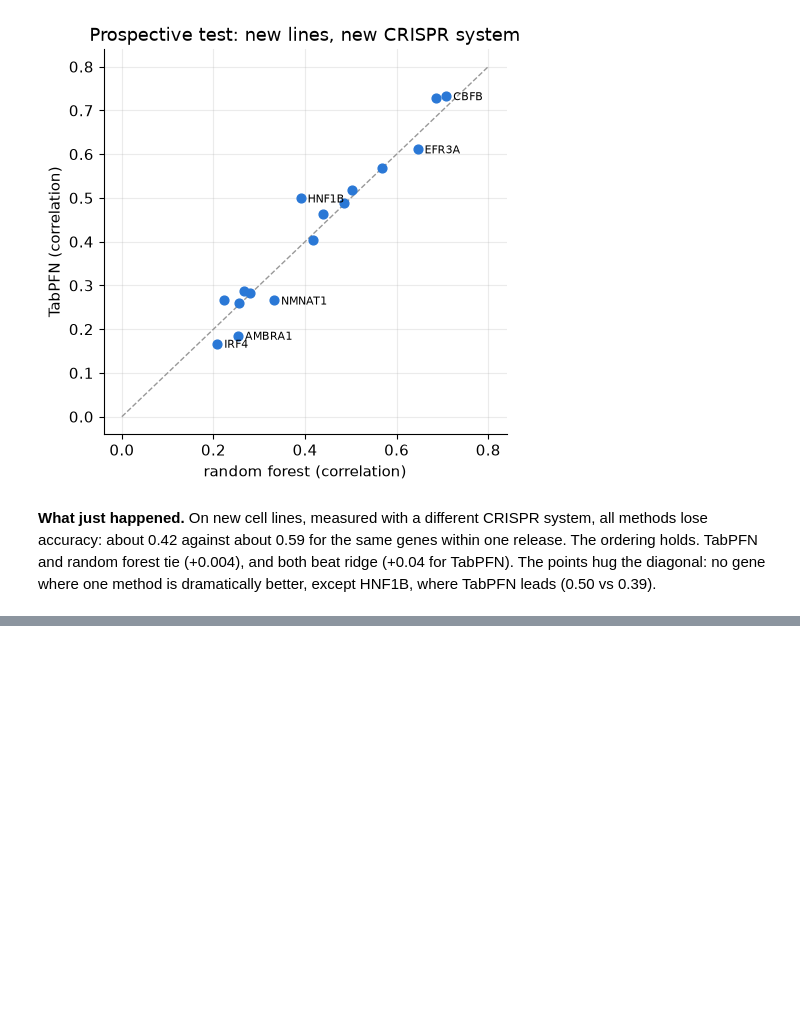
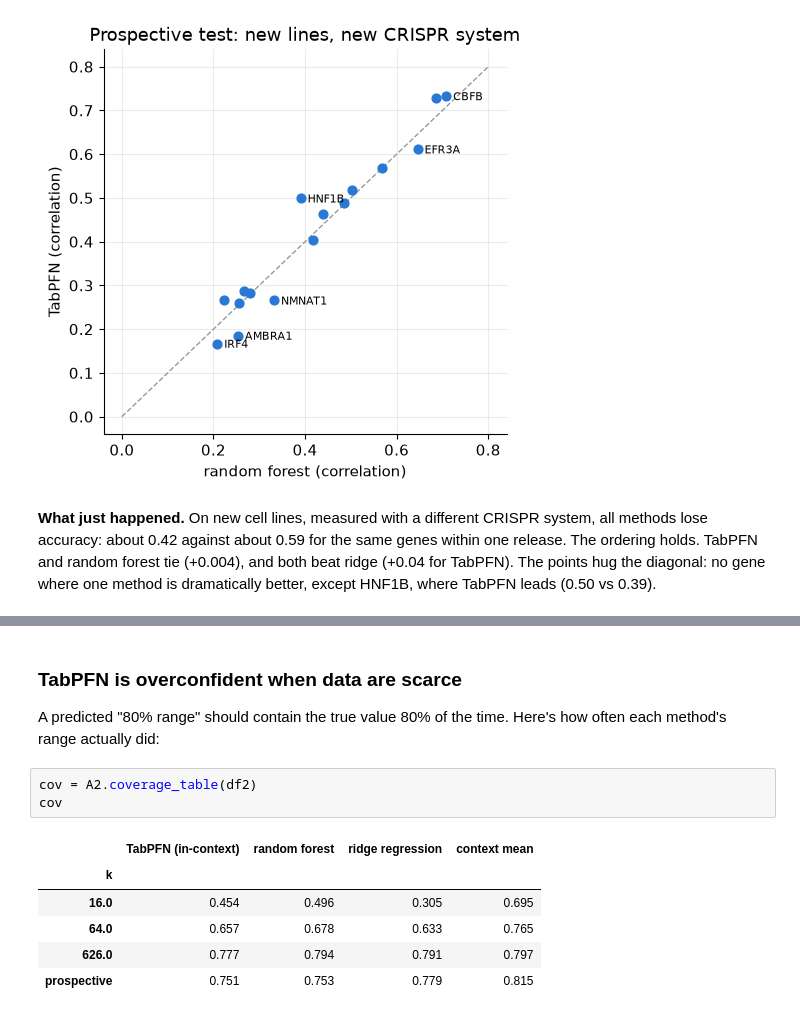
Before and after one commit to nathanmaulding/tutorial-projects, a Jupyter notebook: in-context-learning/03_icl_for_biology_tabpfn.ipynb, the cells around one changed output, grey strips where cells are left out. Drawn from its saved outputs; the diff is of its cells as text; blank space fills up the shorter version.

```diff
--- a/in-context-learning/03_icl_for_biology_tabpfn.ipynb
+++ b/in-context-learning/03_icl_for_biology_tabpfn.ipynb
@@ -281,0 +305,14 @@ python -m icl_bio.study prospective  # needs the DepMap 26Q3 files
+# %% [markdown]
+### TabPFN is overconfident when data are scarce
+
+A predicted "80% range" should contain the true value 80% of the time. Here's how often each method's range actually did:
+# %%
+cov = A2.coverage_table(df2)
+cov
+# %% [output]
+|  | TabPFN (in-context) | random forest | ridge regression | context mean |
+| k |  |  |  |  |
+| 16.0 | 0.454 | 0.496 | 0.305 | 0.695 |
+| 64.0 | 0.657 | 0.678 | 0.633 | 0.765 |
+| 626.0 | 0.777 | 0.794 | 0.791 | 0.797 |
+| prospective | 0.751 | 0.753 | 0.779 | 0.815 |
```
Also changed, not shown: parts of 18 cells of this notebook, 7 other files.
